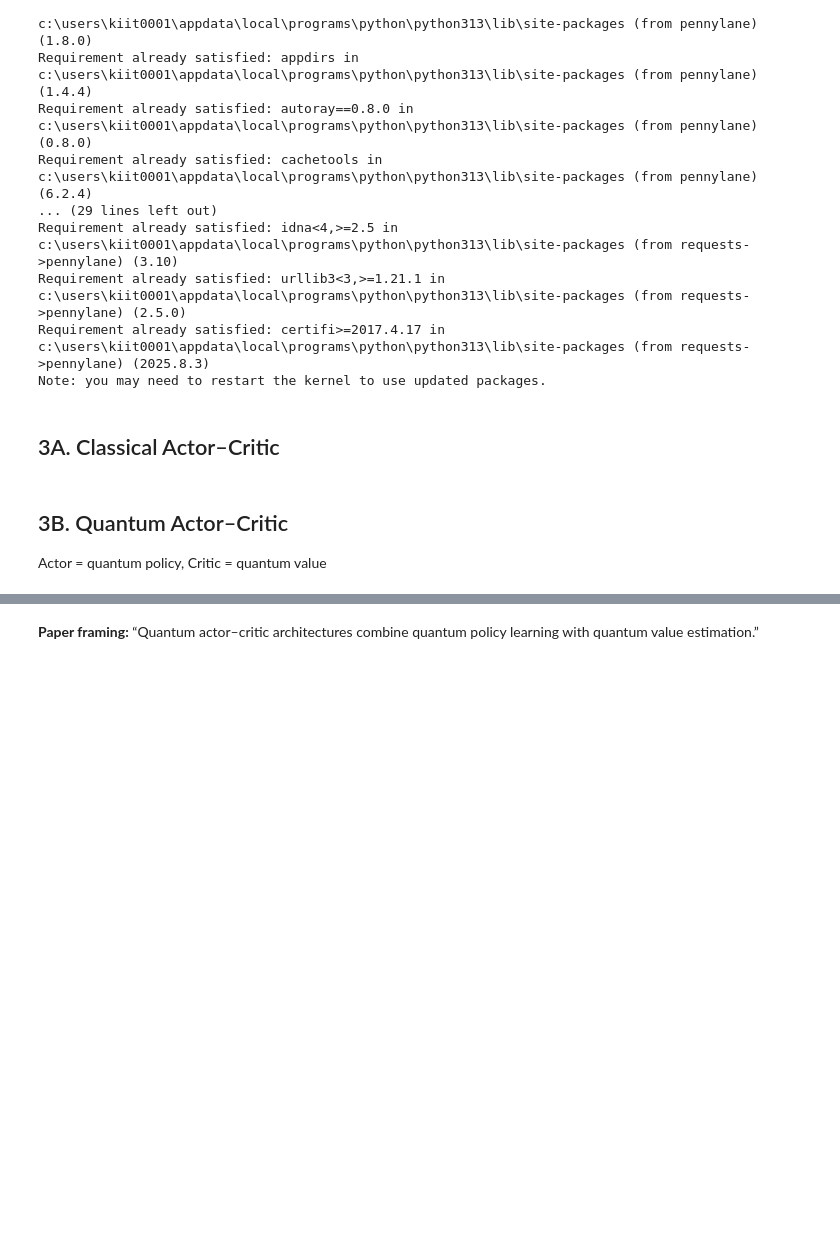
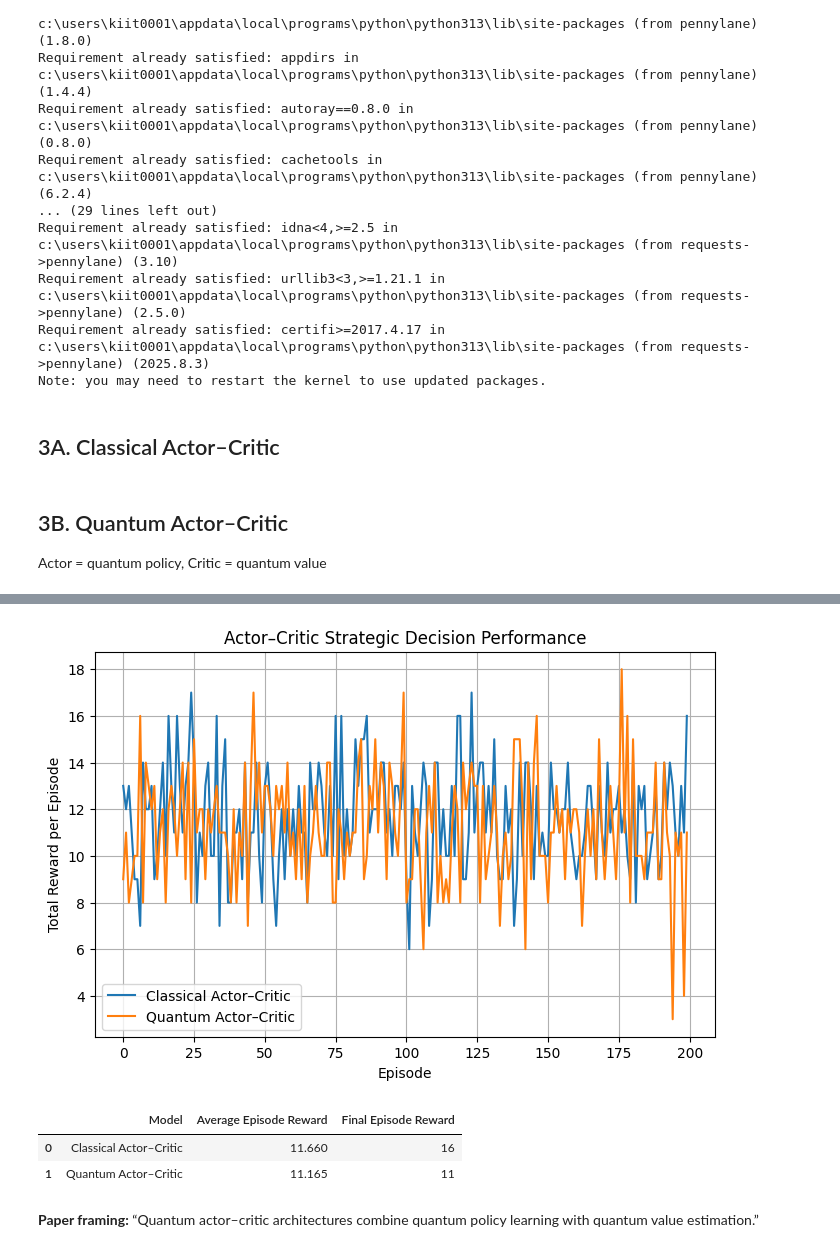
Before and after one commit to TechMLW/QuantFP, a Jupyter notebook: code/classic ml/actor-critic.ipynb, the cells around one changed output, grey strips where cells are left out. Saved outputs shown, nothing was run; the diff lists cells and outputs as text; code cells hidden in the pictures; blank space fills up the shorter version.

```diff
--- a/code/classic ml/actor-critic.ipynb
+++ b/code/classic ml/actor-critic.ipynb
@@ -55,0 +52,18 @@ for episode in range(100):
+# %%
+actor = nn.Sequential(
+    nn.Linear(STATE_DIM, 8),
+    nn.ReLU(),
+    nn.Linear(8, ACTION_DIM),
+    nn.Softmax(dim=-1)
+)
+
+critic = nn.Sequential(
+    nn.Linear(STATE_DIM, 8),
+    nn.ReLU(),
+    nn.Linear(8, 1)
+)
+
+optimizer = torch.optim.Adam(
+    list(actor.parameters()) + list(critic.parameters()),
+    lr=0.01
+)
@@ -98,0 +122,8 @@ Consider using tensor.detach() first. (Triggered internally at C:\actions-runner
+# %%
+actor_weights = torch.nn.Parameter(torch.randn(2, N_QUBITS))
+critic_weights = torch.nn.Parameter(torch.randn(2, N_QUBITS))
+
+optimizer_q = torch.optim.Adam(
+    [actor_weights, critic_weights],
+    lr=0.1
+)
@@ -99,3 +164,39 @@ Consider using tensor.detach() first. (Triggered internally at C:\actions-runner
+# %%
+plt.figure(figsize=(8, 5))
+plt.plot(metrics_classical["progress"],
+         metrics_classical["performance"],
+         label="Classical Actor–Critic")
+
+plt.plot(metrics_quantum["progress"],
+         metrics_quantum["performance"],
+         label="Quantum Actor–Critic")
+
+plt.xlabel("Episode")
+plt.ylabel("Total Reward per Episode")
+plt.title("Actor–Critic Strategic Decision Performance")
+plt.legend()
+plt.grid(True)
+plt.show()
+# %% [output]
+[figure, added]
+# %%
+results = pd.DataFrame({
+    "Model": ["Classical Actor–Critic", "Quantum Actor–Critic"],
+    "Average Episode Reward": [
+        np.mean(metrics_classical["performance"]),
+        np.mean(metrics_quantum["performance"])
+    ],
+    "Final Episode Reward": [
+        metrics_classical["performance"][-1],
+        metrics_quantum["performance"][-1]
+    ]
+})
+
+results
+# %% [output]
+|  | Model | Average Episode Reward | Final Episode Reward |
+| 0 | Classical Actor–Critic | 11.660 | 16 |
+| 1 | Quantum Actor–Critic | 11.165 | 11 |
 # %% [markdown]
 **Paper framing:**
 “Quantum actor–critic architectures combine quantum policy learning with quantum value estimation.”
```
Also changed, not shown: parts of 7 cells of this notebook, 7 other files.
